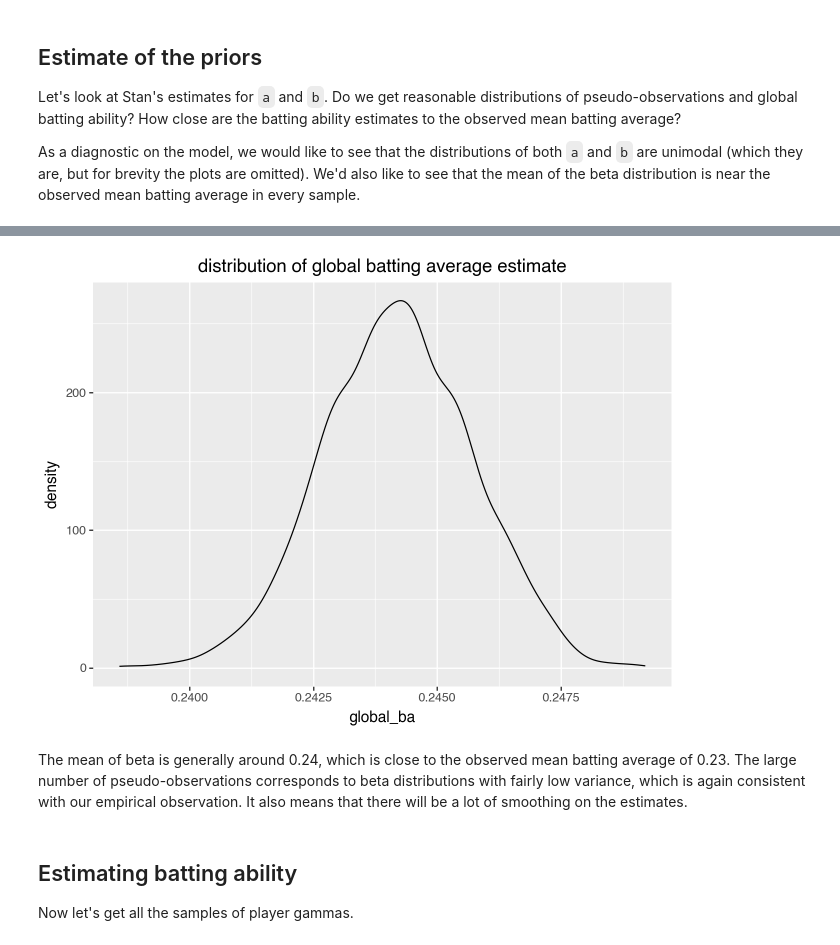
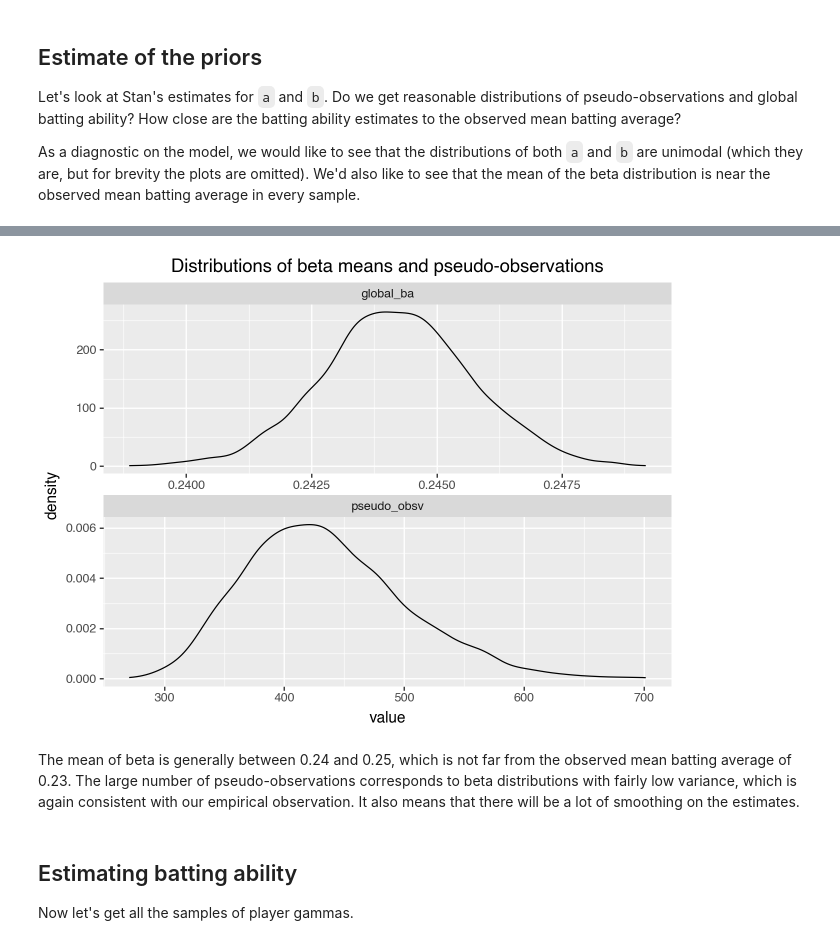
Before and after one commit to WinVector/WVExamples, a Jupyter notebook: BattingEstimation_Stan/baseball_stats.ipynb, the cells around one changed output, grey strips where cells are left out. Cells and saved outputs as stored; diff of their text form; code cells hidden in the pictures.

```diff
--- a/BattingEstimation_Stan/baseball_stats.ipynb
+++ b/BattingEstimation_Stan/baseball_stats.ipynb
@@ -242 +237,4 @@ print(f"""
       Mean global batting ability estimate: 0.244, compared to observed mean batting average 0.227
+# %%
+ablong = pd.melt(abframe, id_vars=['a', 'b'], value_vars=['pseudo_obsv', 'global_ba'], var_name='parameter', value_name='value')
+ablong
@@ -243,9 +255,14 @@ print(f"""
 # %%
-ggplot(abframe, aes(x="global_ba")) + geom_density() + ggtitle("distribution of global batting average estimate")
+(
+    ggplot(ablong, aes(x="value")) +
+    geom_density() +
+    facet_wrap("parameter", ncol=1, scales="free") +
+    ggtitle("Distributions of beta means and pseudo-observations")
+)
 # %% [output]
-[figure, old version]
+[figure, new version]
 # %% [markdown]
-The mean of beta is generally around 0.24, which is close to the observed mean batting average of 0.23.
+The mean of beta is generally between 0.24 and 0.25, which is not far from the observed mean batting average of 0.23.
 The large number of pseudo-observations corresponds to beta distributions with fairly low variance, which is again consistent with our empirical observation. It also means that there will be a lot of smoothing on the estimates.
 # %% [markdown]
 ## Estimating batting ability
```
Also changed, not shown: parts of 25 cells of this notebook, 21 other files.
